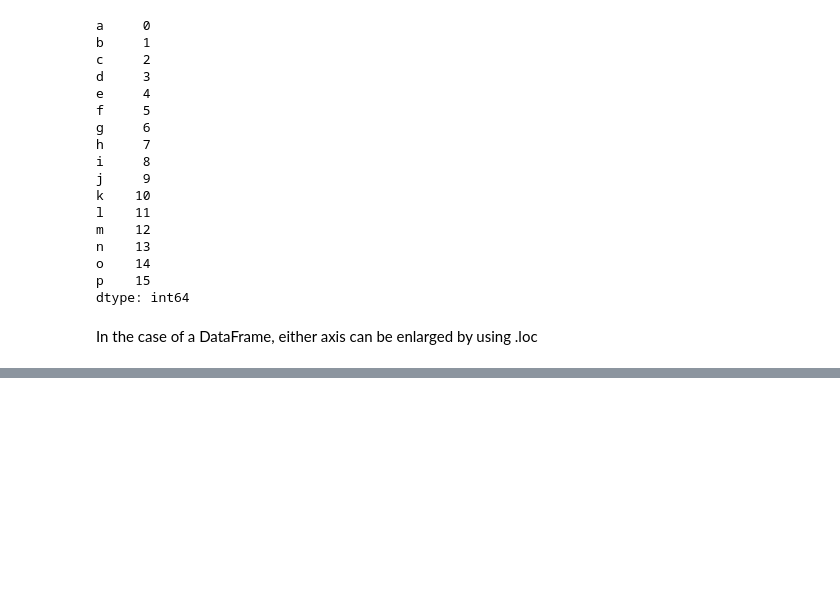
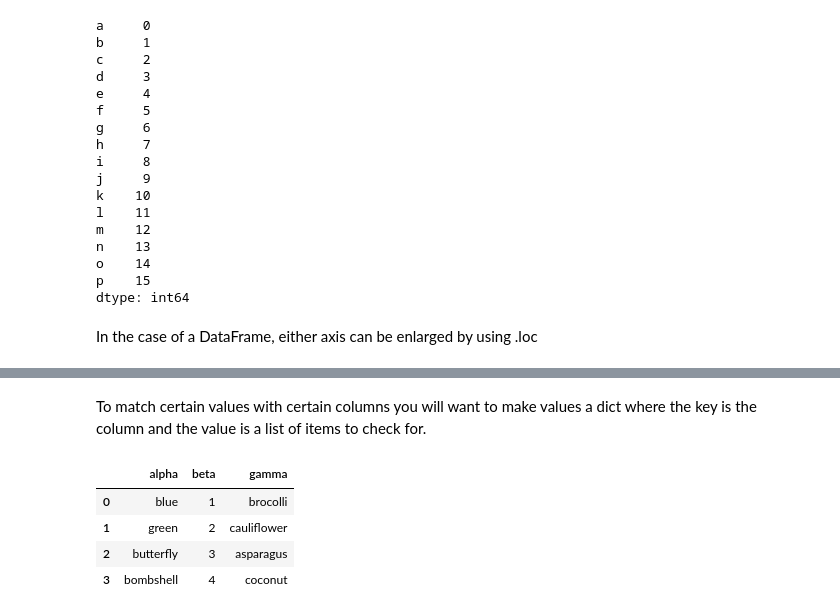
Before and after one commit to Spiritusanti/Data-Science, a Jupyter notebook: Indexing and Selecting Data in Pandas.ipynb, the cells around one changed output, grey strips where cells are left out. Cells and saved outputs as stored; diff of their text form; code cells hidden in the pictures; blank space fills up the shorter version.

```diff
--- a/Indexing and Selecting Data in Pandas.ipynb
+++ b/Indexing and Selecting Data in Pandas.ipynb
@@ -784,0 +948,10 @@ See the caveats in the documentation: http://pandas.pydata.org/pandas-docs/stabl
+# %% [markdown]
+To match certain values with certain columns you will want to make values a dict where the key is the column and the value is a list of items to check for.
+# %%
+df
+# %% [output]
+|  | alpha | beta | gamma |
+| 0 | blue | 1 | brocolli |
+| 1 | green | 2 | cauliflower |
+| 2 | butterfly | 3 | asparagus |
+| 3 | bombshell | 4 | coconut |
```
Also changed, not shown: parts of 75 cells of this notebook.
